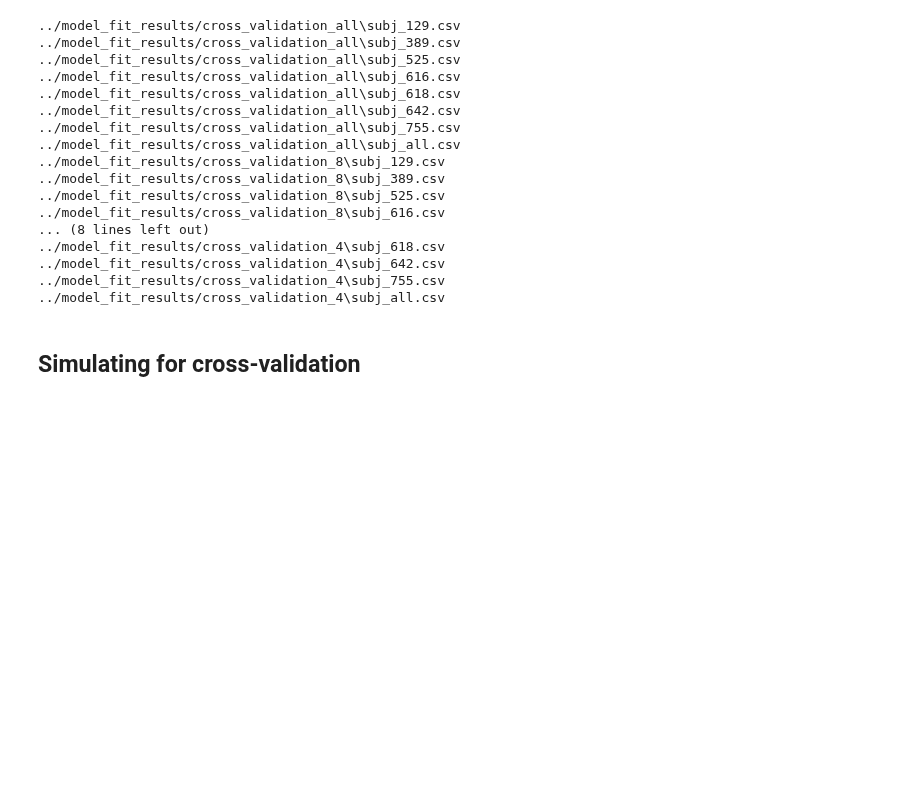
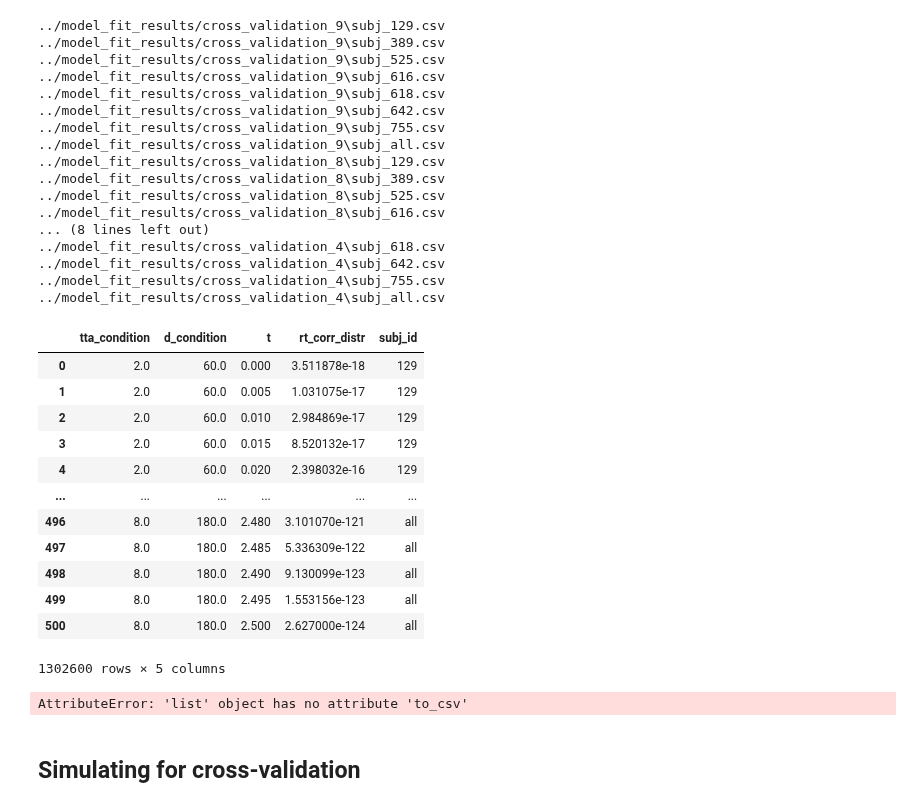
Before and after one commit to cherepaha/evidence_accumulation_in_gap_acceptance, a Jupyter notebook: data_and_model_analysis/model_simulation.ipynb, the cells around one changed output. Cells and saved outputs as stored; diff of their text form; code cells hidden in the pictures; blank space fills up the shorter version.

```diff
--- a/data_and_model_analysis/model_simulation.ipynb
+++ b/data_and_model_analysis/model_simulation.ipynb
@@ -19,17 +9,17 @@ import csv
 import helper
 from model_definitions import ModelTtaBounds
 # %%
-for folder in ['cross_validation_all', 'cross_validation_8', 'cross_validation_4']:
+for folder in ['cross_validation_9', 'cross_validation_8', 'cross_validation_4']:
     helper.merge_csv('../model_fit_results/%s' % (folder))
 # %% [output]
-../model_fit_results/cross_validation_all\subj_129.csv
-../model_fit_results/cross_validation_all\subj_389.csv
-../model_fit_results/cross_validation_all\subj_525.csv
-../model_fit_results/cross_validation_all\subj_616.csv
-../model_fit_results/cross_validation_all\subj_618.csv
-../model_fit_results/cross_validation_all\subj_642.csv
-../model_fit_results/cross_validation_all\subj_755.csv
-../model_fit_results/cross_validation_all\subj_all.csv
+../model_fit_results/cross_validation_9\subj_129.csv
+../model_fit_results/cross_validation_9\subj_389.csv
+../model_fit_results/cross_validation_9\subj_525.csv
+../model_fit_results/cross_validation_9\subj_616.csv
+../model_fit_results/cross_validation_9\subj_618.csv
+../model_fit_results/cross_validation_9\subj_642.csv
+../model_fit_results/cross_validation_9\subj_755.csv
+../model_fit_results/cross_validation_9\subj_all.csv
 ../model_fit_results/cross_validation_8\subj_129.csv
 ../model_fit_results/cross_validation_8\subj_389.csv
 ../model_fit_results/cross_validation_8\subj_525.csv
@@ -94,18 +68,19 @@ def save_sim_results(file_name, conditions=None, ret='measures'):
     parameters = pd.read_csv(file_path).rename(columns={'tta': 'tta_condition', 'd': 'd_condition'})
 
     if ret=='measures':
-        if 'all' in file_name:
-            model_measures = [simulate_model(param_set, conditions, ret='measures')
+        if '9' in file_name:
+            sim_results = [simulate_model(param_set, conditions, ret='measures')
                                   for idx, param_set in parameters.iterrows()]
         else:
-            model_measures = [simulate_model(param_set, [param_set[['tta_condition', 'd_condition']].to_dict()])
+            sim_results = [simulate_model(param_set, [param_set[['tta_condition', 'd_condition']].to_dict()])
                                for idx, param_set in parameters.iterrows()]
-        model_measures = pd.concat(model_measures)
-        model_measures.to_csv(file_path.replace('parameters_fitted', 'measures'), index=False)
+            sim_results = pd.concat(sim_results)
+        sim_results.to_csv(file_path.replace('parameters_fitted', 'measures'), index=False)
     else:
-        model_rt_pdf = [simulate_model(param_set, conditions, ret=ret) for idx, param_set in parameters.iterrows()]
-        model_rt_pdf = pd.concat(model_rt_pdf)
-        model_rt_pdf.to_csv(file_path.replace('parameters_fitted', ret), index=False)
+        sim_results = [simulate_model(param_set, conditions, ret=ret) for idx, param_set in parameters.iterrows()]
+        sim_results = pd.concat(sim_results)
+        sim_results.to_csv(file_path.replace('parameters_fitted', ret), index=False)
+    return sim_results
 # %%
 conditions = [{'tta_condition': tta, 'd_condition': d}
                        for tta in np.linspace(2,8,13)
@@ -115,7 +90,23 @@ save_sim_results('cross_validation_all_parameters_fitted.csv', conditions, ret='
 # %%
-save_sim_results('cross_validation_all_parameters_fitted.csv', conditions, ret='rt_pdf')
+save_sim_results('cross_validation_9_parameters_fitted.csv', conditions, ret='rt_pdf')
+# %% [output]
+|  | tta_condition | d_condition | t | rt_corr_distr | subj_id |
+| 0 | 2.0 | 60.0 | 0.000 | 3.511878e-18 | 129 |
+| 1 | 2.0 | 60.0 | 0.005 | 1.031075e-17 | 129 |
+| 2 | 2.0 | 60.0 | 0.010 | 2.984869e-17 | 129 |
+| 3 | 2.0 | 60.0 | 0.015 | 8.520132e-17 | 129 |
+| 4 | 2.0 | 60.0 | 0.020 | 2.398032e-16 | 129 |
+| ... | ... | ... | ... | ... | ... |
+| 496 | 8.0 | 180.0 | 2.480 | 3.101070e-121 | all |
+| 497 | 8.0 | 180.0 | 2.485 | 5.336309e-122 | all |
+| 498 | 8.0 | 180.0 | 2.490 | 9.130099e-123 | all |
+| 499 | 8.0 | 180.0 | 2.495 | 1.553156e-123 | all |
+| 500 | 8.0 | 180.0 | 2.500 | 2.627000e-124 | all |
+1302600 rows × 5 columns
 # %%
-save_sim_results('cross_validation_all_parameters_fitted.csv', conditions, ret='measures')
+save_sim_results('cross_validation_9_parameters_fitted.csv', conditions, ret='measures')
+# %% [output]
+AttributeError: 'list' object has no attribute 'to_csv'
 # %% [markdown]
 ## Simulating for cross-validation
 # %%
```
Also changed, not shown: parts of 14 cells of this notebook, 29 other files.
